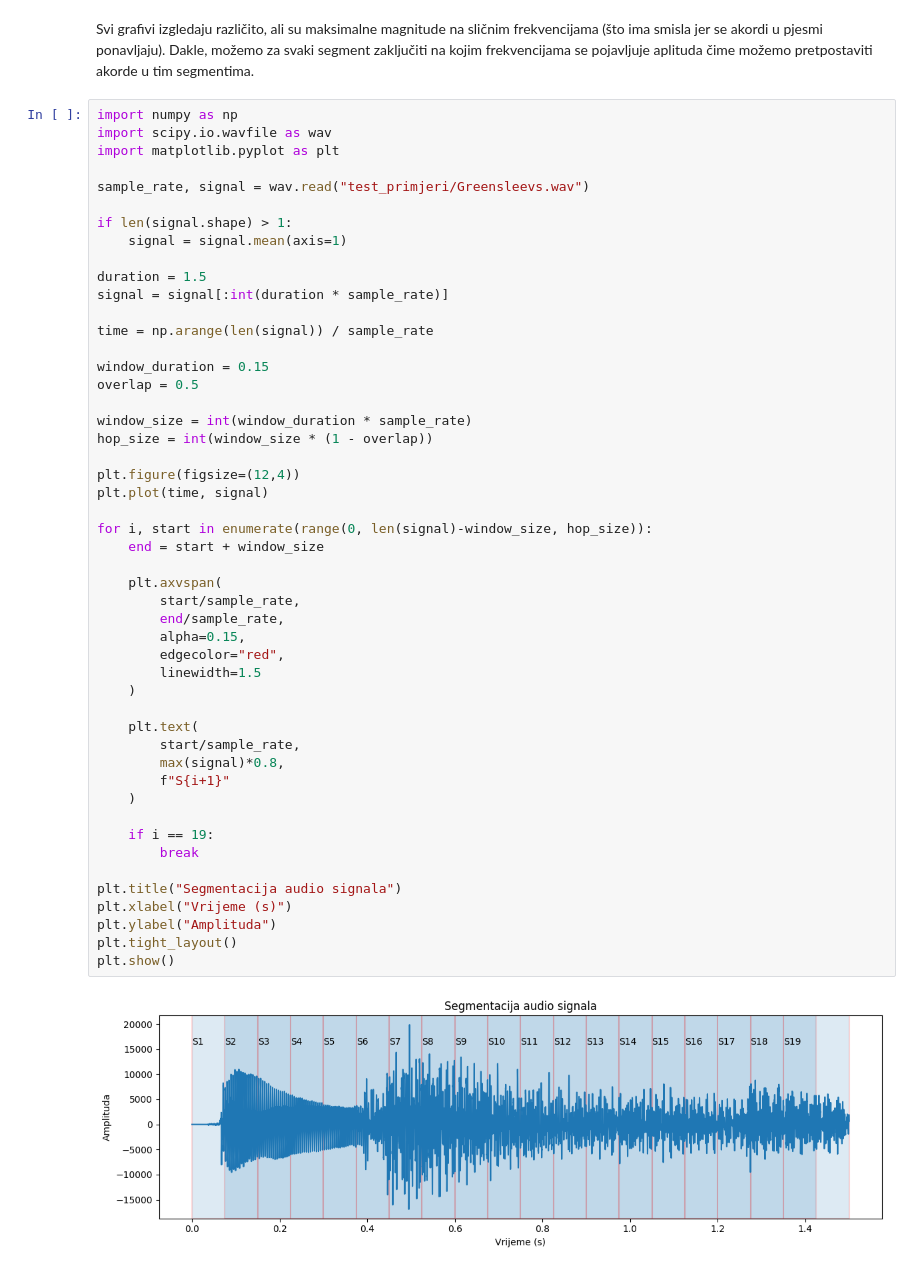
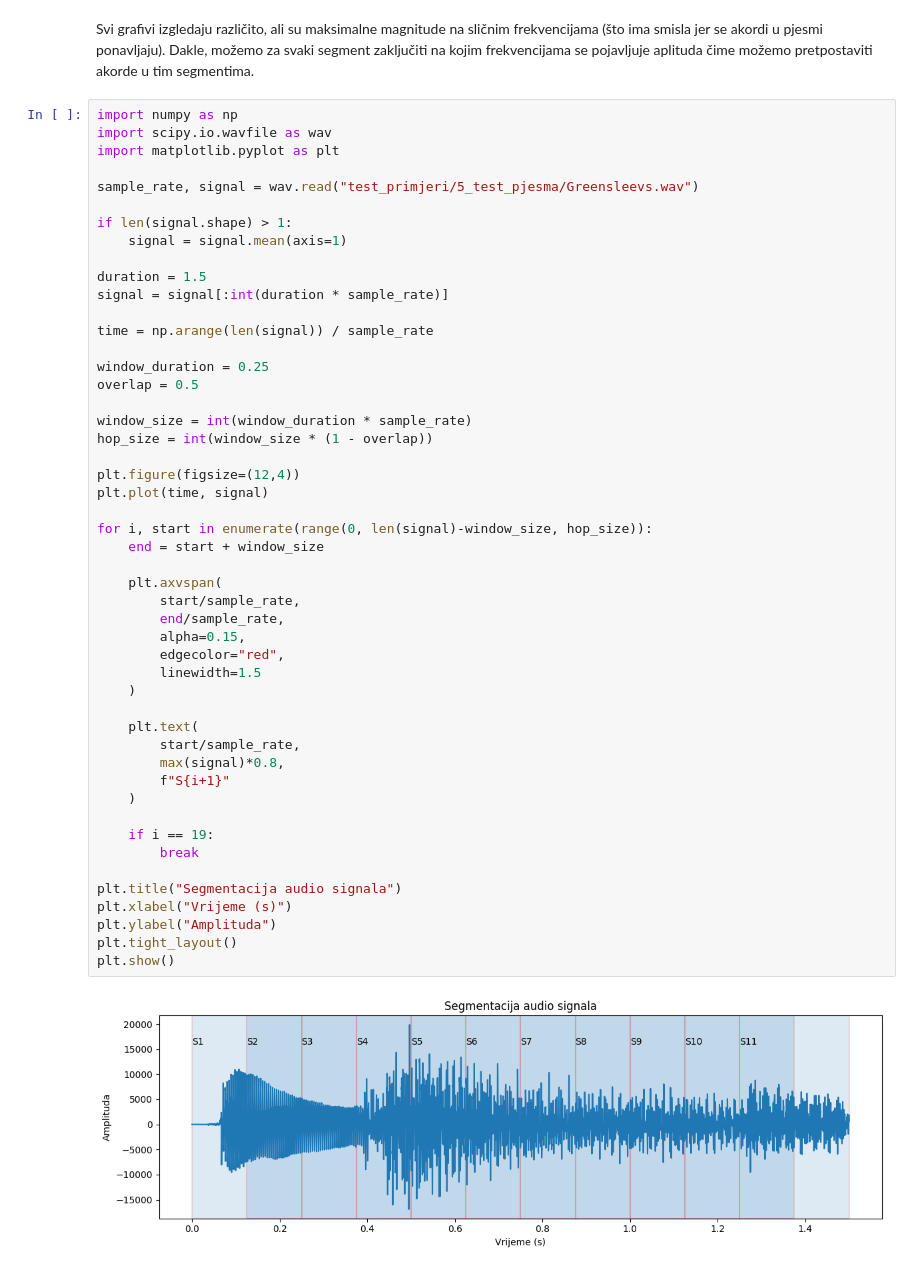
Before and after one commit to niksamujo1/ProjectChord, a Jupyter notebook: plot.ipynb, the cells around one changed output. Saved outputs shown, nothing was run; the diff lists cells and outputs as text.

```diff
--- a/plot.ipynb
+++ b/plot.ipynb
@@ -299,7 +299,7 @@ import numpy as np
 import scipy.io.wavfile as wav
 import matplotlib.pyplot as plt
 
-sample_rate, signal = wav.read("test_primjeri/Greensleevs.wav")
+sample_rate, signal = wav.read("test_primjeri/5_test_pjesma/Greensleevs.wav")
 
 if len(signal.shape) > 1:
     signal = signal.mean(axis=1)
@@ -309,7 +309,7 @@ signal = signal[:int(duration * sample_rate)]
 
 time = np.arange(len(signal)) / sample_rate
 
-window_duration = 0.15
+window_duration = 0.25
 overlap = 0.5
 
 window_size = int(window_duration * sample_rate)
@@ -317,31 +317,31 @@ hop_size = int(window_size * (1 - overlap))
 
 plt.figure(figsize=(12,4))
 plt.plot(time, signal)
 
 for i, start in enumerate(range(0, len(signal)-window_size, hop_size)):
     end = start + window_size
 
     plt.axvspan(
         start/sample_rate,
         end/sample_rate,
         alpha=0.15,
         edgecolor="red",
         linewidth=1.5
     )
 
     plt.text(
         start/sample_rate,
         max(signal)*0.8,
         f"S{i+1}"
     )
 
     if i == 19:
         break
 
 plt.title("Segmentacija audio signala")
 plt.xlabel("Vrijeme (s)")
 plt.ylabel("Amplituda")
 plt.tight_layout()
 plt.show()
 # %% [output]
-[figure, old version]
+[figure, new version]
```
Also changed, not shown: 6 other files.
